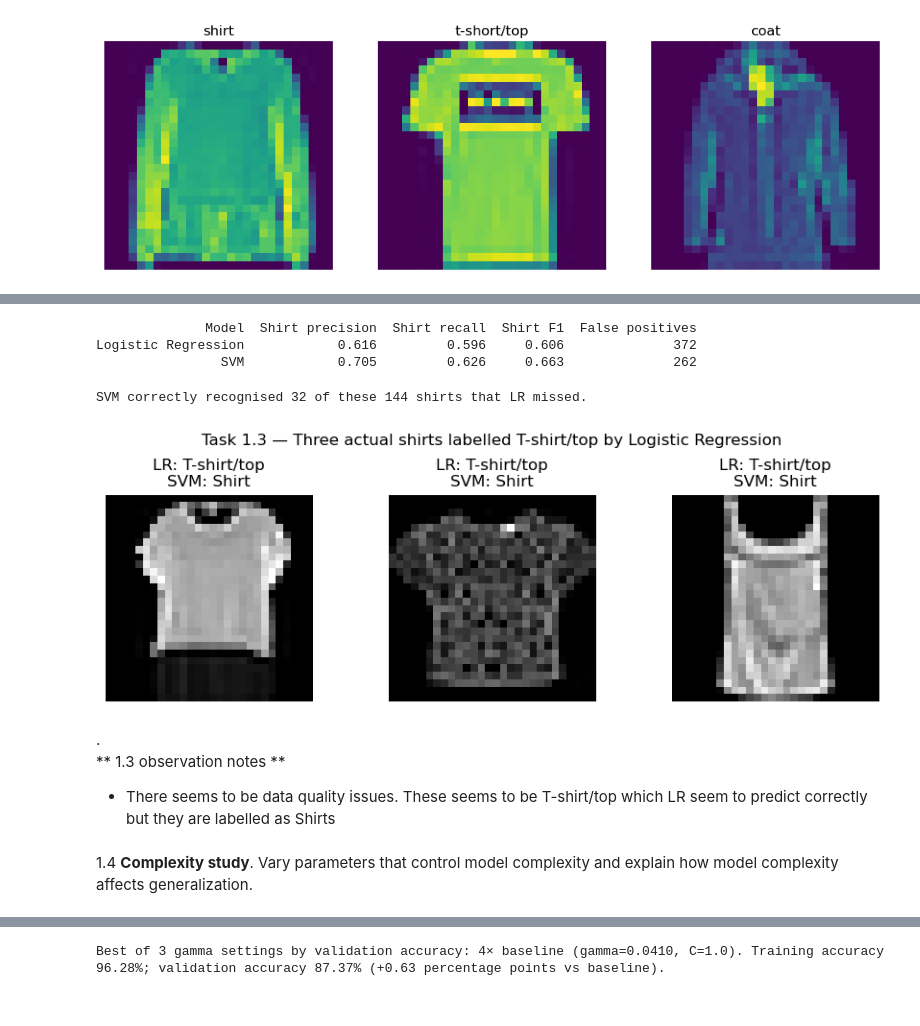
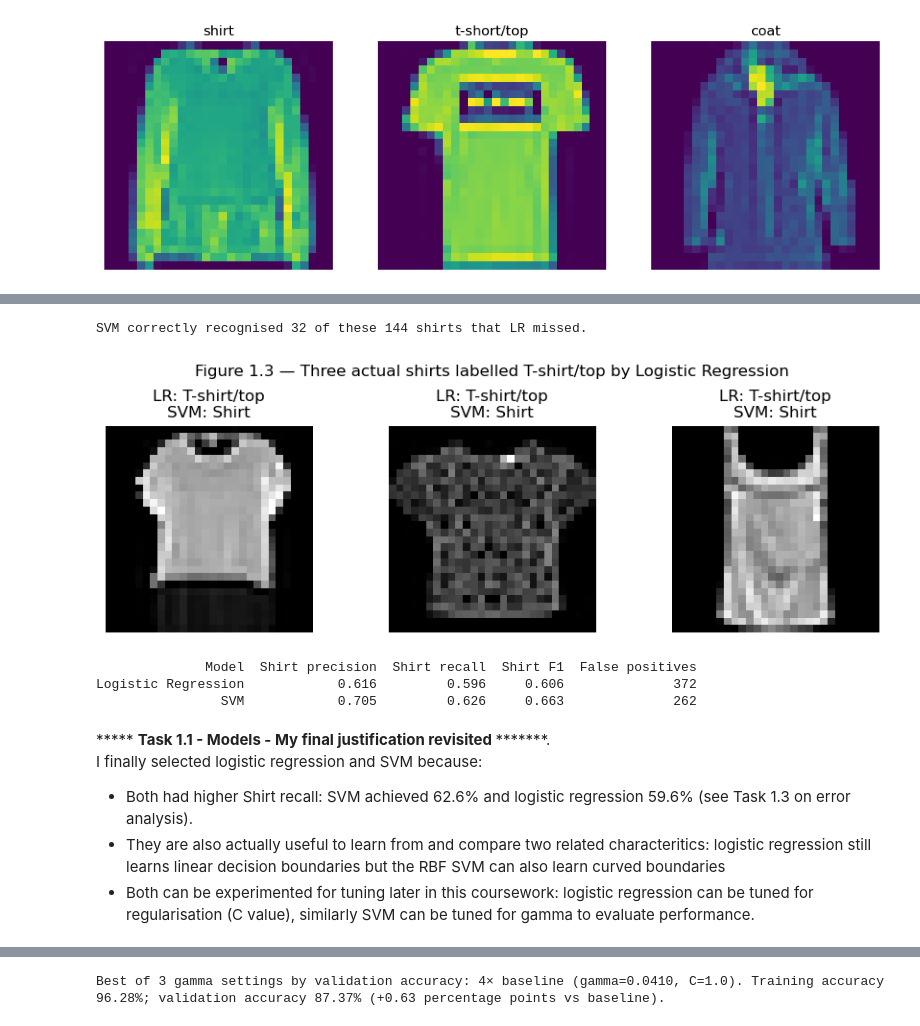
Before and after one commit to selvathandavarayan-crypto/ec251098-ML, a Jupyter notebook: ML_CW_2026.ipynb, the cells around one changed output, grey strips where cells are left out. Cells and saved outputs as stored; diff of their text form; code cells hidden in the pictures.

```diff
--- a/ML_CW_2026.ipynb
+++ b/ML_CW_2026.ipynb
@@ -738,54 +662,54 @@ All wrong: 646 validation images
-# %%
-#starting to pivot towards Logistic Regression and SVM based on above analysis
-#so checking when and how SVM predicts correctly
-from sklearn.metrics import precision_recall_fscore_support
-shirt_id = class_names.index("Shirt")
-rows = []
-
-for name, pred in [("Logistic Regression", val_predict_logreg), ("SVM", val_predict_svm)]:
-    precision, recall, f1, _ = precision_recall_fscore_support(
-        y_val == shirt_id, pred == shirt_id, average="binary", zero_division=0
-    )
-    false_positives = ((pred == shirt_id) & (y_val != shirt_id)).sum()
-    rows.append([name, precision, recall, f1, false_positives])
-
-print(pd.DataFrame(
-    rows, columns=["Model", "Shirt precision", "Shirt recall", "Shirt F1", "False positives"]
-).round(3).to_string(index=False))
-# %% [output]
-              Model  Shirt precision  Shirt recall  Shirt F1  False positives
-Logistic Regression            0.616         0.596     0.606              372
-                SVM            0.705         0.626     0.663              262
 # %%
-#visualizing to see what features of images SVM predicts correctly
+#visualizing to see what features of images SVM predicts correctly to double confirm
 shirt_id = class_names.index("Shirt")
 top_id = class_names.index("T-shirt/top")
 
 # Positions in the validation set where LR called a true shirt a T-shirt/top.
 positions = np.flatnonzero((y_val == shirt_id) & (val_predict_logreg == top_id))
 
 svm_correct = np.sum(val_predict_svm[positions] == shirt_id)
 print(f"SVM correctly recognised {svm_correct} of these {len(positions)} shirts that LR missed.")
 
 svm_positions = np.flatnonzero((y_val == shirt_id) & (val_predict_logreg == top_id) & (val_predict_svm == shirt_id))
 chosen = np.random.default_rng(42).choice(svm_positions, size=3, replace=False)
 fig, axes = plt.subplots(1, 3, figsize=(9, 3))
 
 for ax, pos in zip(axes, chosen):
     ax.imshow(images[val_index[pos]], cmap="gray", vmin=0, vmax=255)
     ax.set_title(f"LR: T-shirt/top\nSVM: {class_names[val_predict_svm[pos]]}")
     ax.axis("off")
 
-fig.suptitle("Task 1.3 — Three actual shirts labelled T-shirt/top by Logistic Regression")
+fig.suptitle("Figure 1.3 — Three actual shirts labelled T-shirt/top by Logistic Regression")
 fig.tight_layout()
 fig.savefig("figures/part1_3_shirt_errors_svm.png", dpi=150, bbox_inches="tight")
 plt.show()
 # %% [output]
 SVM correctly recognised 32 of these 144 shirts that LR missed.
-[figure, old version]
+[figure, new version]
-# %% [markdown]
-.
-** 1.3 observation notes **
-* There seems to be data quality issues. These seems to be T-shirt/top which LR seem to predict correctly but they are labelled as Shirts
-# %% [markdown]
-1.4 <b>Complexity study</b>. Vary parameters that control model complexity and explain how model complexity affects generalization.
+# %%
+#coming back to 1.1 & 1.2 to justify chosing my models
+#Finally chosing Logistic Regression and SVM based on above analysis
+from sklearn.metrics import precision_recall_fscore_support
+shirt_id = class_names.index("Shirt")
+rows = []
+
+for name, pred in [("Logistic Regression", val_predict_logreg), ("SVM", val_predict_svm)]:
+    precision, recall, f1, _ = precision_recall_fscore_support(
+        y_val == shirt_id, pred == shirt_id, average="binary", zero_division=0
+    )
+    false_positives = ((pred == shirt_id) & (y_val != shirt_id)).sum()
+    rows.append([name, precision, recall, f1, false_positives])
+
+print(pd.DataFrame(
+    rows, columns=["Model", "Shirt precision", "Shirt recall", "Shirt F1", "False positives"]
+).round(3).to_string(index=False))
+# %% [output]
+              Model  Shirt precision  Shirt recall  Shirt F1  False positives
+Logistic Regression            0.616         0.596     0.606              372
+                SVM            0.705         0.626     0.663              262
+# %% [markdown]
+***** <b>Task 1.1 - Models - My final justification revisited </b> *******.
+I finally selected logistic regression and SVM because:
+* Both had higher Shirt recall: SVM achieved 62.6% and logistic regression 59.6% (see Task 1.3 on error analysis).
+* They are also actually useful to learn from and compare two related characteritics: logistic regression still learns linear decision boundaries but the RBF SVM can also learn curved boundaries
+* Both can be experimented for tuning later in this coursework: logistic regression can be tuned for regularisation (C value), similarly SVM can be tuned for gamma to evaluate performance.
```
Also changed, not shown: parts of 140 cells of this notebook.
